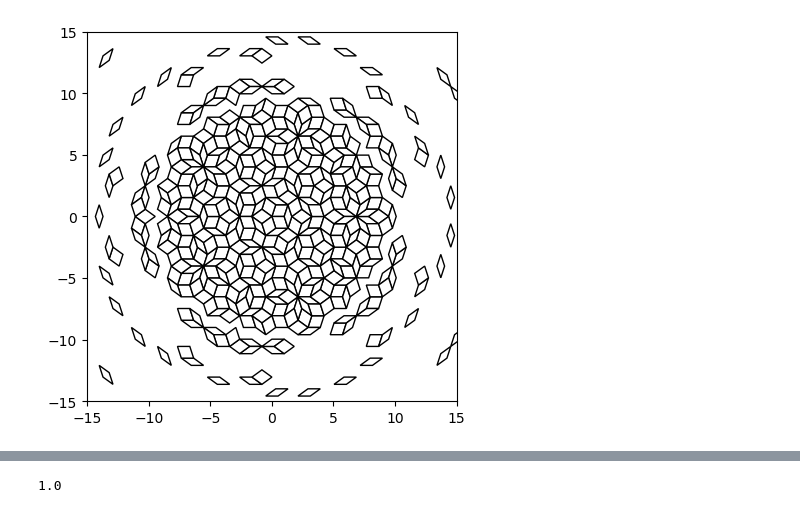
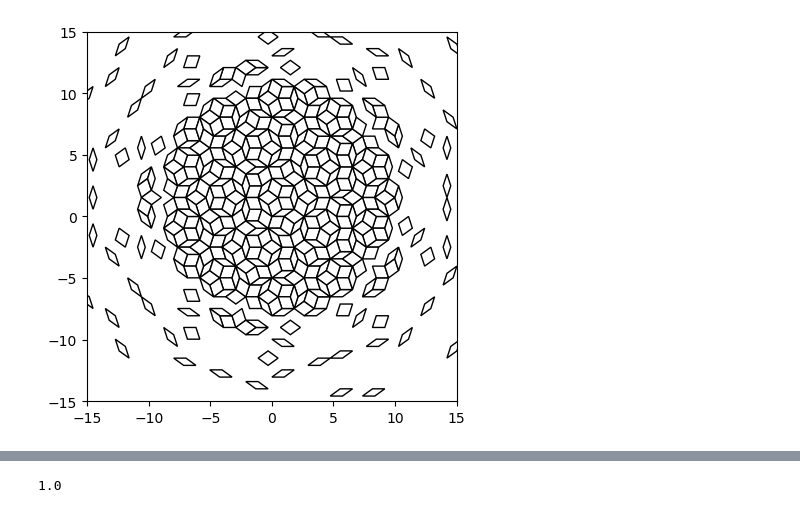
Before and after one commit to WilliamTylerBradley/grid_tilings, a Jupyter notebook: testing_03.ipynb, the cells around one changed output, grey strips where cells are left out. Cells and saved outputs as stored; diff of their text form; code cells hidden in the pictures.

```diff
--- a/testing_03.ipynb
+++ b/testing_03.ipynb
@@ -13,13 +13,18 @@ rng = np.random.default_rng(seed=1)
 grid_count = 5
 grid_bounds = [-3, 3]
 grid_bounds[1] += 1
-cos_list = [np.cos(x * 2 * np.pi / grid_count) for x in np.arange(grid_count)]
-sin_list = [np.sin(x * 2 * np.pi / grid_count) for x in np.arange(grid_count)]
+cos_list = [np.cos(x * np.pi / grid_count) for x in np.arange(grid_count)]
+sin_list = [np.sin(x * np.pi / grid_count) for x in np.arange(grid_count)]
 
 offsets = rng.uniform(size=5)
 offsets = offsets / np.sum(offsets)
 offsets = np.repeat(1/grid_count, grid_count)
-offsets = np.repeat(.25, grid_count)
+#offsets = np.repeat(.25, grid_count)
+offsets = np.empty((grid_count,),float)
+offsets[::2] = (1/grid_count)
+offsets[1::2] = -(1/grid_count)
+#offsets = np.repeat(0, grid_count)
+#offsets = np.repeat(1/grid_count, grid_count)
 
 class Line:
     # a*x + b*y = c
@@ -95,31 +100,31 @@ for intersection, lines in intersections.items():
             this_k = ks.copy()
             for grid in intersection_grids:
                 this_k[grid] += 1
 
             point = np.array([0, 0], dtype=float)
             for k, c, s in zip(this_k, cos_list, sin_list):
                 point += k * np.array([c, s])
             points.append(point)
 
     mean_x = np.mean([x[0] for x in points])
     mean_y = np.mean([y[1] for y in points])
 
     angles = []
     for point in points:
         angles.append(np.arctan2(point[1] - mean_y, point[0] - mean_x))
 
     polygon = [point for _, point in sorted(zip(angles, points))]
     polygons.append(polygon)
 
 fig,ax = plt.subplots()
 
 for polygon in polygons:
     p = Polygon(polygon, facecolor = 'w', edgecolor="k")
     ax.add_patch(p)
 
 ax.set_xlim([-15,15])
 ax.set_ylim([-15,15])
 ax.set_aspect('equal')
 plt.show()
 # %% [output]
-[figure, old version]
+[figure, new version]
```
Also changed, not shown: parts of 14 cells of this notebook, 1 other file.
